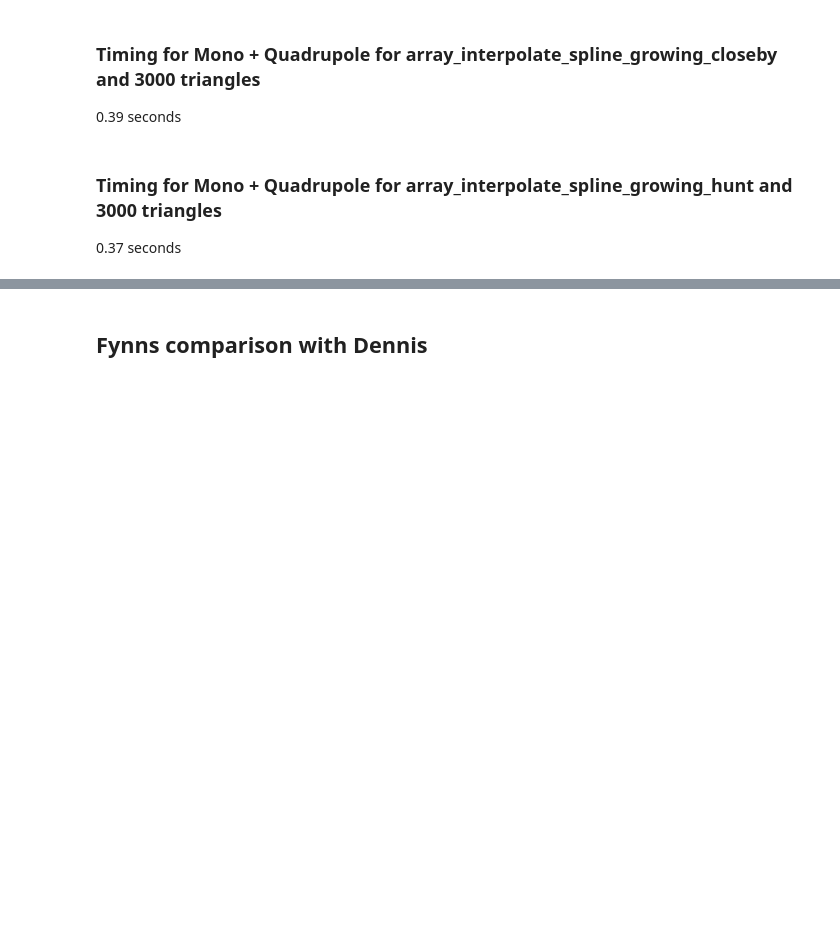
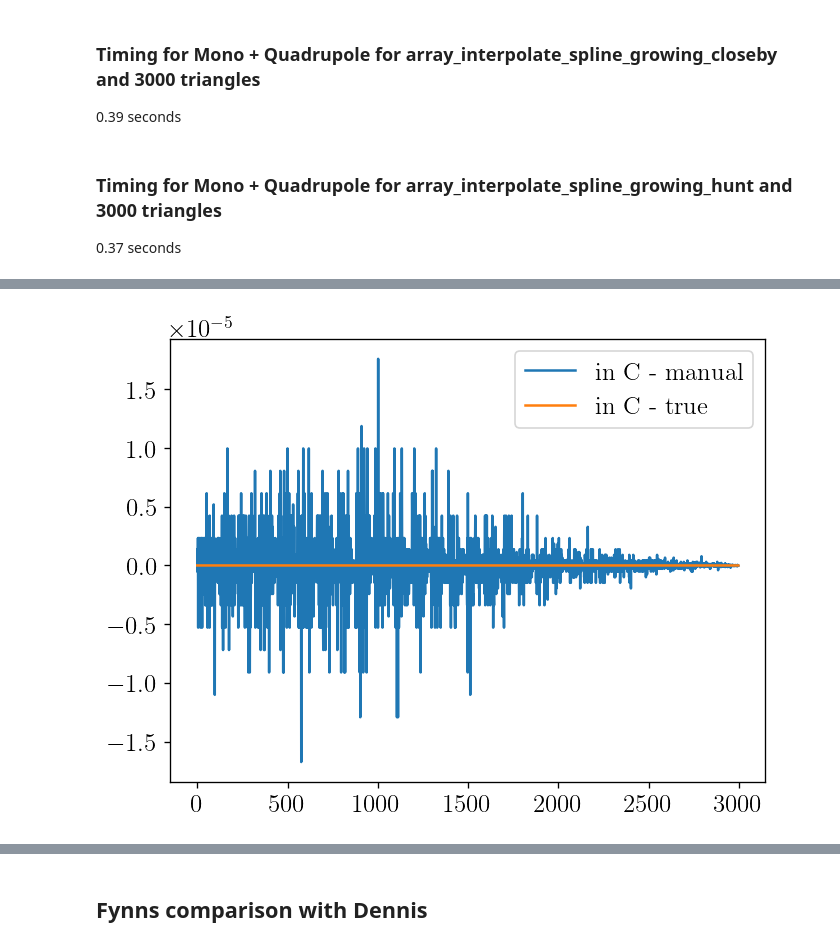
Before and after one commit to Fynn1410/class-bispectrum-png, a Jupyter notebook: notebooks/bispectrum_treelevel_multipoles.ipynb, the cells around one changed output, grey strips where cells are left out. Drawn from its saved outputs; the diff is of its cells as text; code cells hidden in the pictures; blank space fills up the shorter version.

```diff
--- a/notebooks/bispectrum_treelevel_multipoles.ipynb
+++ b/notebooks/bispectrum_treelevel_multipoles.ipynb
@@ -261,0 +406,12 @@ print(t_end-t_start)
+# %%
+plt.plot(derivs_C['s2_B'][0,0,:] - deriv_s2[0,0,:], label="in C - manual")
+plt.plot(derivs_C['s2_B'][0,0,:] - np.ones(derivs_C['s2_B'].shape[-1])*P_eps[0]**2, label='in C - true')
+
+# plt.hlines(P_eps[0]**2, 0,2996, colors="black")
+# plt.plot(derivs_C['s2_B'][0,0,:], label='in C')
+# plt.hlines(P_eps[0]**2, 0,2996, colors="black")
+# plt.plot(deriv_s2_wedges[0,0,:], label='wedges')
+plt.legend()
+plt.show()
+# %% [output]
+[figure, added]
```
Also changed, not shown: parts of 11 cells of this notebook, 3 other files.
